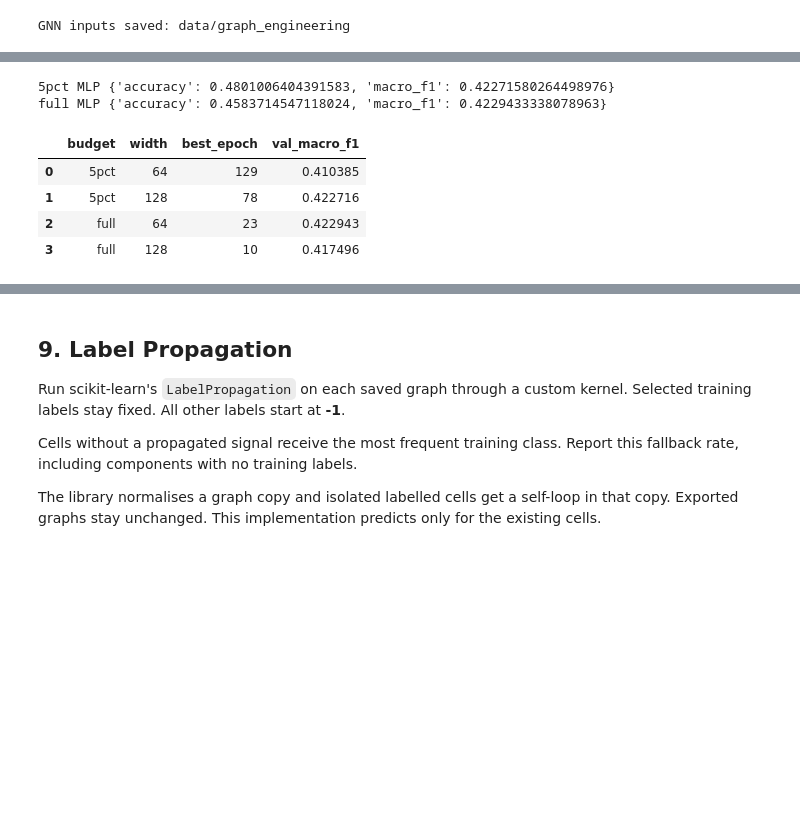
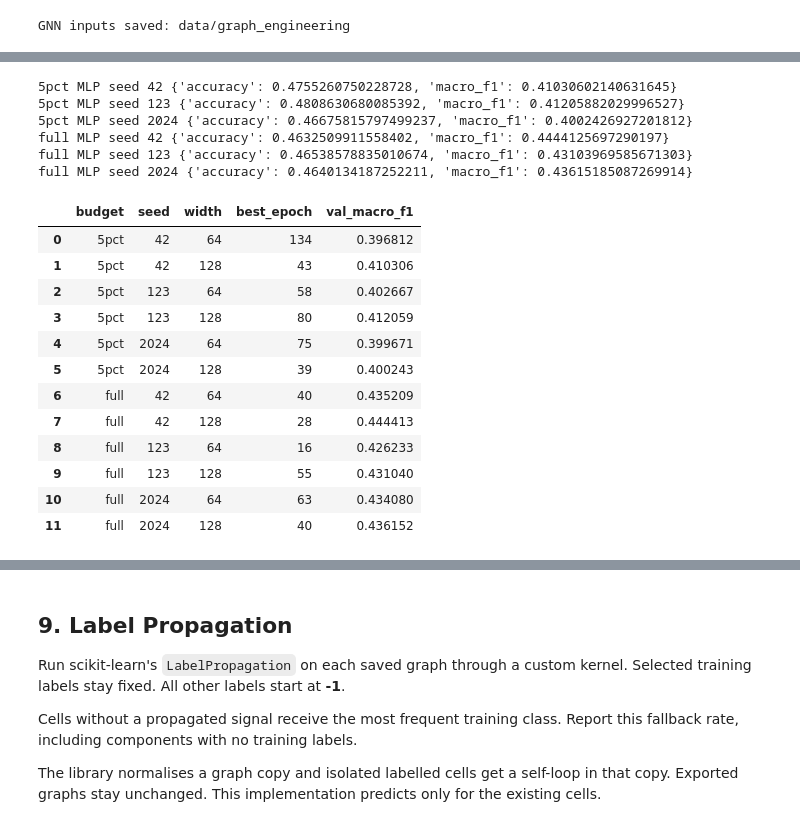
Before and after one commit to maximyam/Graph-ML, a Jupyter notebook: 02-graph_engineering_baselines.ipynb, the cells around one changed output, grey strips where cells are left out. Drawn from its saved outputs; the diff is of its cells as text; code cells hidden in the pictures; blank space fills up the shorter version.

```diff
--- a/02-graph_engineering_baselines.ipynb
+++ b/02-graph_engineering_baselines.ipynb
@@ -69,12 +69,13 @@ ROOT = Path.cwd()
 DATA = ROOT / "data/processed"
 NOTEBOOK = ROOT / "02-graph_engineering_baselines.ipynb"
 SEED = 42
-N_PCS = 30
+N_PCS = 50
 K = 15
 QUERY_BATCH_SIZE = 1024
 SNN_EDGE_BATCH_SIZE = 4096
 CPU_THREADS = 4
 MLP_WIDTHS = (64, 128)
+MLP_SEEDS = (42, 123, 2024)  # same seeds as the GNN runs in notebook 03
 MAX_EPOCHS = 200
 PATIENCE = 25
 LP_MAX_ITER = 2000
@@ -85,6 +86,7 @@ MLP_SETTINGS = dict(activation="relu", solver="adam", alpha=1e-4, batch_size=256
                     learning_rate_init=1e-3, early_stopping=False, random_state=SEED, shuffle=True)
 VERSIONS = {p: version(p) for p in ["numpy", "scipy", "pandas", "scikit-learn", "anndata", "igraph"]}
 assert "sample_weight" in inspect.signature(MLPClassifier.partial_fit).parameters
+assert SEED in MLP_SEEDS, "The exported MLP is the SEED run"
 print("Python:", platform.python_version())
 display(pd.Series(VERSIONS, name="version"))
 # %% [output]
@@ -697,57 +701,79 @@ def train_library_mlp(x_train, y_train, x_val, y_val, classes, *, settings,
             "best_val_macro_f1": best_score, "history": pd.DataFrame(history)}
 
 def prediction_report(truth, prediction):
     summary = {"accuracy": float(accuracy_score(truth, prediction)),
                "macro_f1": float(f1_score(truth, prediction, labels=class_ids, average="macro", zero_division=0))}
     report = classification_report(truth, prediction, labels=class_ids, target_names=class_names.tolist(),
                                    zero_division=0, output_dict=True)
     table = pd.DataFrame([{"celltype": name, **report[name]} for name in class_names])
     return summary, table, confusion_matrix(truth, prediction, labels=class_ids)
 
 results, per_class_results, predictions, model_details = [], [], {}, {}
 def record_validation(budget, model_name, prediction, seconds, details):
     prediction = np.asarray(prediction, dtype=np.int64)
     assert prediction.shape == (len(X),) and np.isin(prediction, class_ids).all()
     summary, table, cm = prediction_report(y_val, prediction[val_mask])
     result_key = budget + "__" + model_name
     results.append({"budget": budget, "model": model_name, "labelled_cells": int(budget_masks[budget].sum()),
                     "split": "validation", "seconds": seconds, **summary, **details})
     table.insert(0, "model", model_name); table.insert(0, "budget", budget)
     per_class_results.append(table)
     predictions[result_key] = prediction
     model_details[result_key] = details
     np.save(OUT / "results" / (result_key + "_predictions.npy"), prediction)
     np.save(OUT / "results" / (result_key + "_validation_confusion.npy"), cm)
     return summary
 
-mlp_trials = []
+mlp_trials, mlp_seed_scores = [], []
 for budget, mask in budget_masks.items():
-    start = time.perf_counter()
-    candidates = []
-    for width in MLP_WIDTHS:
-        fit = train_library_mlp(X[mask], training_labels[budget][mask], X[val_mask], y_val, class_ids,
-                settings={**MLP_SETTINGS, "hidden_layer_sizes": (width,)},
-                max_epochs=MAX_EPOCHS, patience=PATIENCE, balance_classes=True)
-        np.testing.assert_allclose(fit["scaler"].mean_, scalers[budget].mean_)
-        mlp_trials.append({"budget": budget, "width": width, "best_epoch": fit["best_epoch"],
-                           "val_macro_f1": fit["best_val_macro_f1"]})
-        fit["history"].to_csv(OUT / "results" / f"mlp_{budget}_width{width}_history.csv", index=False)
-        candidates.append((width, fit))
-    width, best = max(candidates, key=lambda pair: pair[1]["best_val_macro_f1"])
-    with threadpool_limits(limits=CPU_THREADS):
-        pred = best["model"].predict(scaled_features[budget])
-    joblib.dump({"model": best["model"], "scaler": best["scaler"], "classes": class_names},
-                OUT / "models" / f"mlp_{budget}.joblib")
-    summary = record_validation(budget, "mlp", pred, time.perf_counter() - start,
-                               {"width": width, "best_epoch": best["best_epoch"]})
-    print(budget, "MLP", summary)
+    for seed in MLP_SEEDS:
+        start = time.perf_counter()
+        candidates = []
+        for width in MLP_WIDTHS:
+            fit = train_library_mlp(X[mask], training_labels[budget][mask], X[val_mask], y_val, class_ids,
+                    settings={**MLP_SETTINGS, "hidden_layer_sizes": (width,), "random_state": seed},
+                    max_epochs=MAX_EPOCHS, patience=PATIENCE, balance_classes=True)
+            np.testing.assert_allclose(fit["scaler"].mean_, scalers[budget].mean_)
+            mlp_trials.append({"budget": budget, "seed": seed, "width": width, "best_epoch": fit["best_epoch"],
+                               "val_macro_f1": fit["best_val_macro_f1"]})
+            fit["history"].to_csv(OUT / "results" / f"mlp_{budget}_seed{seed}_width{width}_history.csv", index=False)
+            candidates.append((width, fit))
+        width, best = max(candidates, key=lambda pair: pair[1]["best_val_macro_f1"])
+        with threadpool_limits(limits=CPU_THREADS):
+            pred = best["model"].predict(scaled_features[budget])
+        # Later notebooks load one MLP per budget, so only the SEED run is exported and recorded.
+        if seed == SEED:
+            joblib.dump({"model": best["model"], "scaler": best["scaler"], "classes": class_names},
+                        OUT / "models" / f"mlp_{budget}.joblib")
+            summary = record_validation(budget, "mlp", pred, time.perf_counter() - start,
+                                       {"width": width, "best_epoch": best["best_epoch"]})
+        else:
+            summary = prediction_report(y_val, pred[val_mask])[0]
+        mlp_seed_scores.append({"budget": budget, "seed": seed, "width": width, **summary})
+        print(budget, "MLP seed", seed, summary)
 pd.DataFrame(mlp_trials).to_csv(OUT / "results/mlp_trials.csv", index=False)
+mlp_seed_scores = pd.DataFrame(mlp_seed_scores)
+mlp_seed_scores.to_csv(OUT / "results/mlp_seed_scores.csv", index=False)
 display(pd.DataFrame(mlp_trials))
+print(f"MLP validation across seeds {list(MLP_SEEDS)} (mean and sample std):")
+display(mlp_seed_scores.groupby("budget")[["accuracy", "macro_f1"]].agg(["mean", "std"]).round(3))
 # %% [output]
-5pct MLP {'accuracy': 0.4801006404391583, 'macro_f1': 0.42271580264498976}
-full MLP {'accuracy': 0.4583714547118024, 'macro_f1': 0.4229433338078963}
+5pct MLP seed 42 {'accuracy': 0.4755260750228728, 'macro_f1': 0.41030602140631645}
+5pct MLP seed 123 {'accuracy': 0.4808630680085392, 'macro_f1': 0.41205882029996527}
+5pct MLP seed 2024 {'accuracy': 0.46675815797499237, 'macro_f1': 0.4002426927201812}
+full MLP seed 42 {'accuracy': 0.4632509911558402, 'macro_f1': 0.4444125697290197}
+full MLP seed 123 {'accuracy': 0.46538578835010674, 'macro_f1': 0.43103969585671303}
+full MLP seed 2024 {'accuracy': 0.4640134187252211, 'macro_f1': 0.43615185087269914}
-|  | budget | width | best_epoch | val_macro_f1 |
-| 0 | 5pct | 64 | 129 | 0.410385 |
-| 1 | 5pct | 128 | 78 | 0.422716 |
-| 2 | full | 64 | 23 | 0.422943 |
-| 3 | full | 128 | 10 | 0.417496 |
+|  | budget | seed | width | best_epoch | val_macro_f1 |
+| 0 | 5pct | 42 | 64 | 134 | 0.396812 |
+| 1 | 5pct | 42 | 128 | 43 | 0.410306 |
+| 2 | 5pct | 123 | 64 | 58 | 0.402667 |
+| 3 | 5pct | 123 | 128 | 80 | 0.412059 |
+| 4 | 5pct | 2024 | 64 | 75 | 0.399671 |
+| 5 | 5pct | 2024 | 128 | 39 | 0.400243 |
+| 6 | full | 42 | 64 | 40 | 0.435209 |
+| 7 | full | 42 | 128 | 28 | 0.444413 |
+| 8 | full | 123 | 64 | 16 | 0.426233 |
+| 9 | full | 123 | 128 | 55 | 0.431040 |
+| 10 | full | 2024 | 64 | 63 | 0.434080 |
+| 11 | full | 2024 | 128 | 40 | 0.436152 |
```
Also changed, not shown: parts of 16 cells of this notebook, 1 other file.
